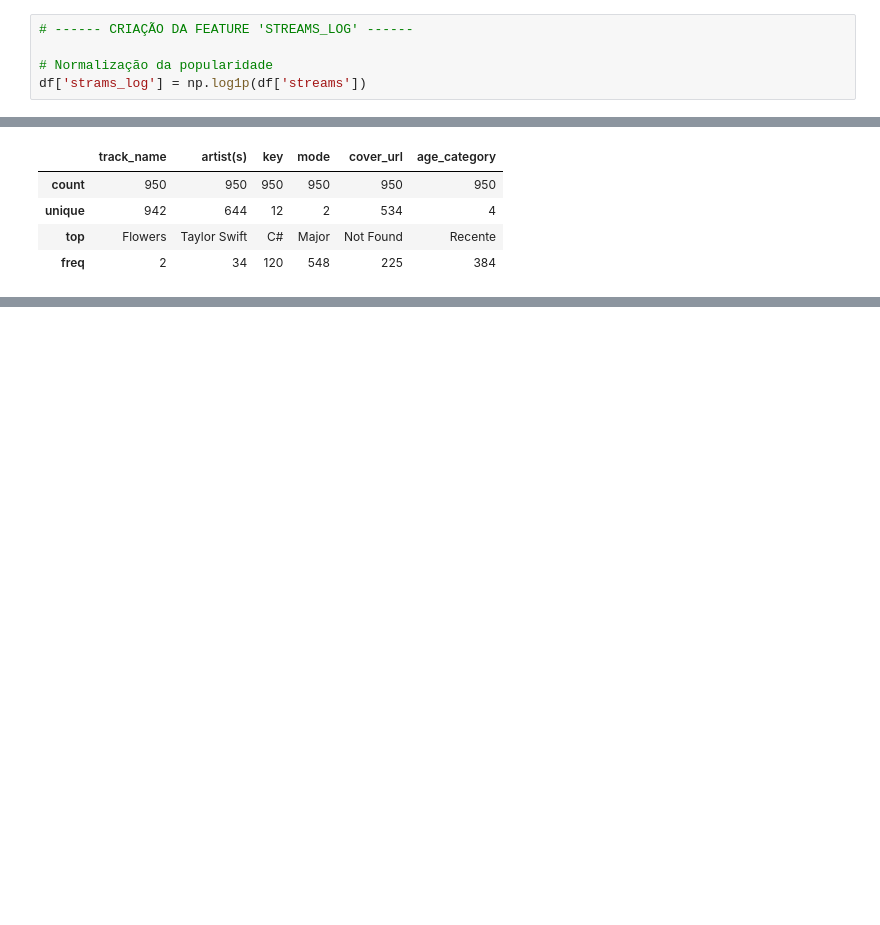
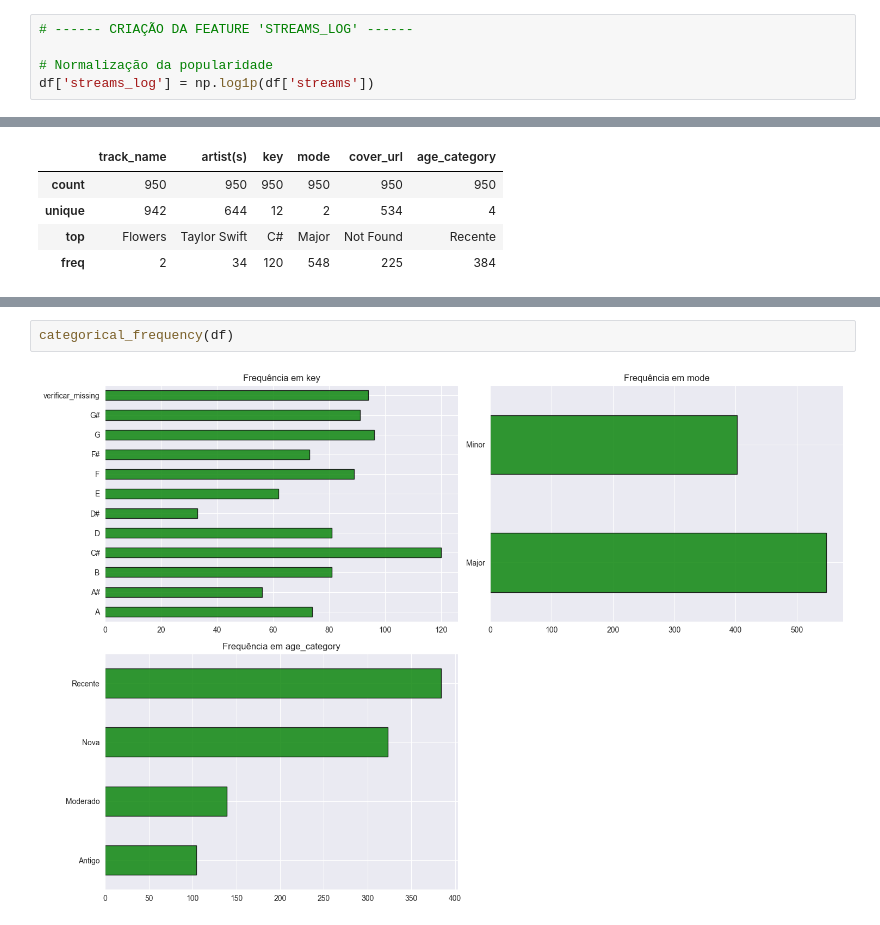
Before and after one commit to Felipeglnd/eda_spotify, a Jupyter notebook: spotify-hit-analysis/notebooks/eda_spotify.ipynb, the cells around one changed output, grey strips where cells are left out. Saved outputs shown, nothing was run; the diff lists cells and outputs as text; blank space fills up the shorter version.

```diff
--- a/spotify-hit-analysis/notebooks/eda_spotify.ipynb
+++ b/spotify-hit-analysis/notebooks/eda_spotify.ipynb
@@ -529,7 +530,7 @@ df['total_charts'] = df['in_spotify_charts'] + df['in_apple_charts'] + df['in_de
 # ------ CRIAÇÃO DA FEATURE 'STREAMS_LOG' ------
 
 # Normalização da popularidade
-df['strams_log'] = np.log1p(df['streams'])
+df['streams_log'] = np.log1p(df['streams'])
 # %%
 # ------ CRIAÇÃO DA FEATURE 'HIT_LEVEL' ------
 df['hit_level'] = pd.qcut(
@@ -561,0 +660,4 @@ df.describe(include='str')
+# %%
+categorical_frequency(df)
+# %% [output]
+[figure, added]
```
Also changed, not shown: parts of 16 cells of this notebook.
